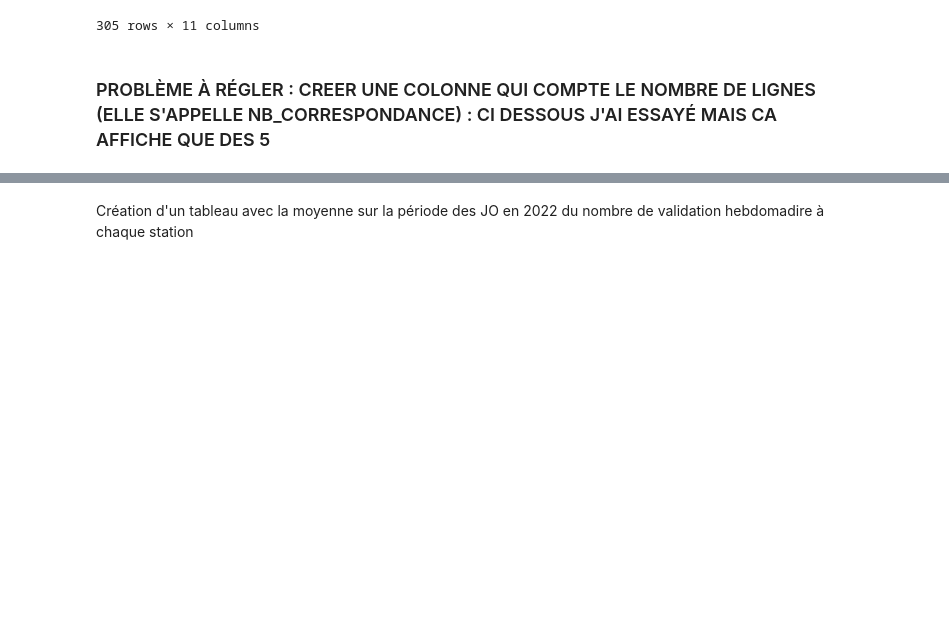
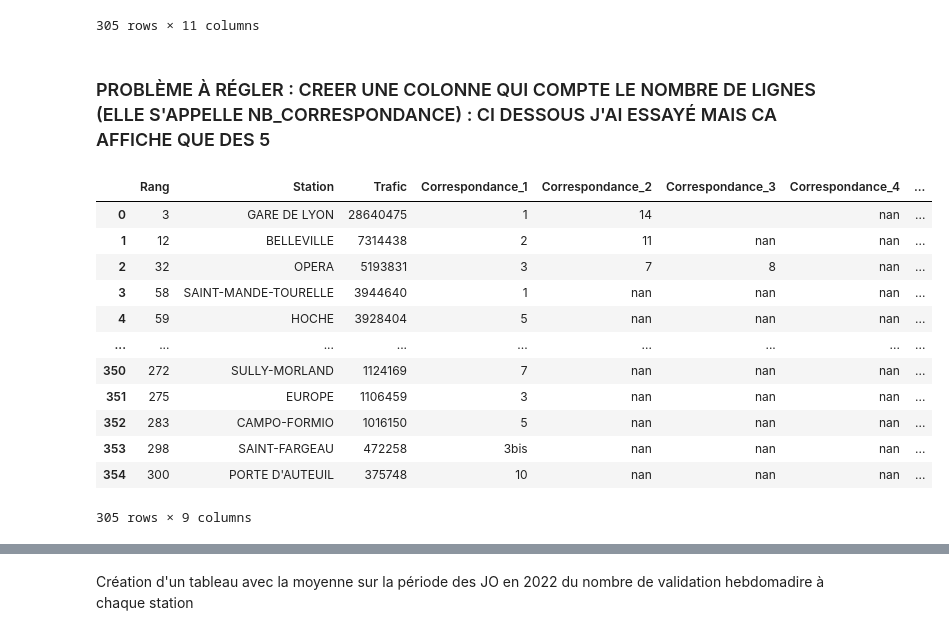
Before and after one commit to sarahthoumyre/metro-JO, a Jupyter notebook: Fréquentation_metro_en_ne_prenant_pas_en_compte_jo.ipynb, the cells around one changed output, grey strips where cells are left out. Cells and saved outputs as stored; diff of their text form; code cells hidden in the pictures; blank space fills up the shorter version.

```diff
--- a/Fréquentation_metro_en_ne_prenant_pas_en_compte_jo.ipynb
+++ b/Fréquentation_metro_en_ne_prenant_pas_en_compte_jo.ipynb
@@ -176,9 +176,25 @@ for colonne in colonnes_correspondance:
 # %%
 # Liste des colonnes à analyser
 colonnes_correspondance = ['Correspondance_1', 'Correspondance_2', 'Correspondance_3', 'Correspondance_4', 'Correspondance_5']
 
 # Calcul du nombre de cases non vides pour chaque ligne
 tableau_fréquentation['nb_correspondance'] = tableau_fréquentation[colonnes_correspondance].count(axis=1)
+
+display(tableau_fréquentation)
+# %% [output]
+|  | Rang | Station | Trafic | Correspondance_1 | Correspondance_2 | Correspondance_3 | Correspondance_4 | ... |
+| 0 | 3 | GARE DE LYON | 28640475 | 1 | 14 |  | nan | ... |
+| 1 | 12 | BELLEVILLE | 7314438 | 2 | 11 | nan | nan | ... |
+| 2 | 32 | OPERA | 5193831 | 3 | 7 | 8 | nan | ... |
+| 3 | 58 | SAINT-MANDE-TOURELLE | 3944640 | 1 | nan | nan | nan | ... |
+| 4 | 59 | HOCHE | 3928404 | 5 | nan | nan | nan | ... |
+| ... | ... | ... | ... | ... | ... | ... | ... | ... |
+| 350 | 272 | SULLY-MORLAND | 1124169 | 7 | nan | nan | nan | ... |
+| 351 | 275 | EUROPE | 1106459 | 3 | nan | nan | nan | ... |
+| 352 | 283 | CAMPO-FORMIO | 1016150 | 5 | nan | nan | nan | ... |
+| 353 | 298 | SAINT-FARGEAU | 472258 | 3bis | nan | nan | nan | ... |
+| 354 | 300 | PORTE D'AUTEUIL | 375748 | 10 | nan | nan | nan | ... |
+305 rows × 9 columns
 # %%
 # Diviser les valeurs de la colonne "Trafic" par les valeurs de la colonne "nb_correspondance"
 tableau_fréquentation['Trafic'] = tableau_fréquentation['Trafic'] / tableau_fréquentation['nb_correspondance']
```
Also changed, not shown: parts of 6 cells of this notebook, 4 other files.
